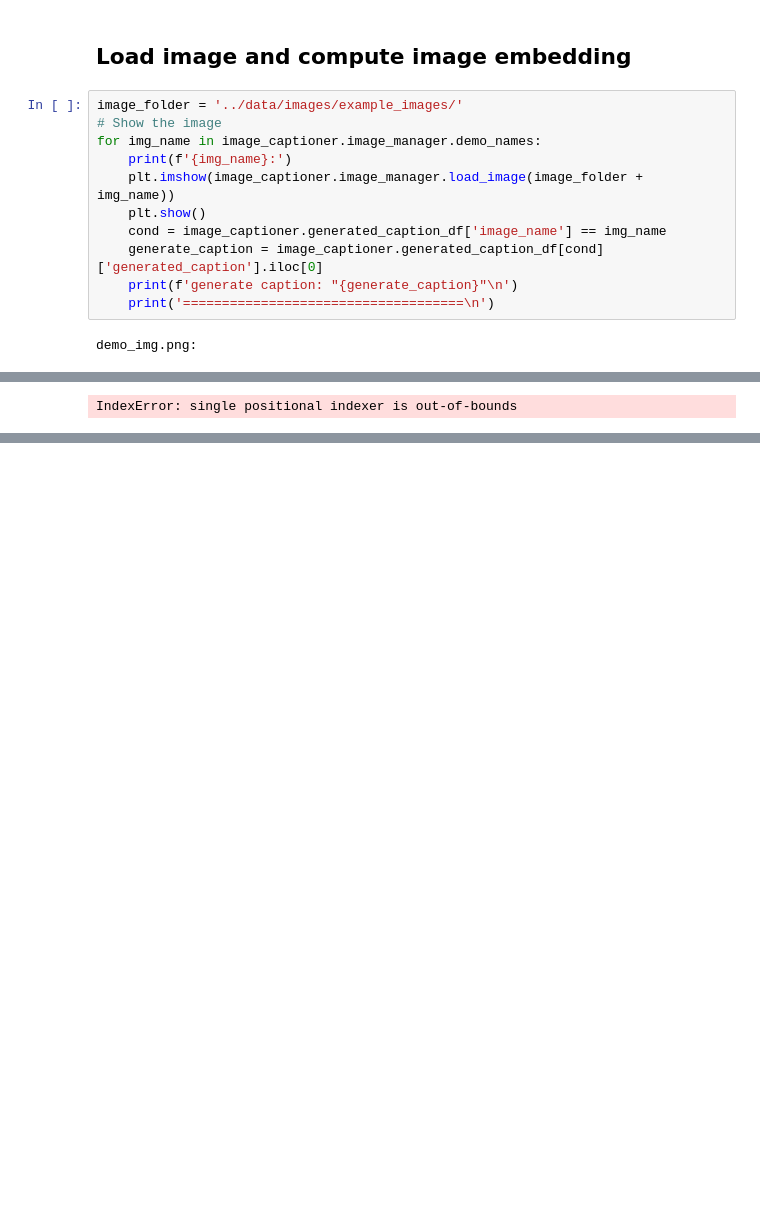
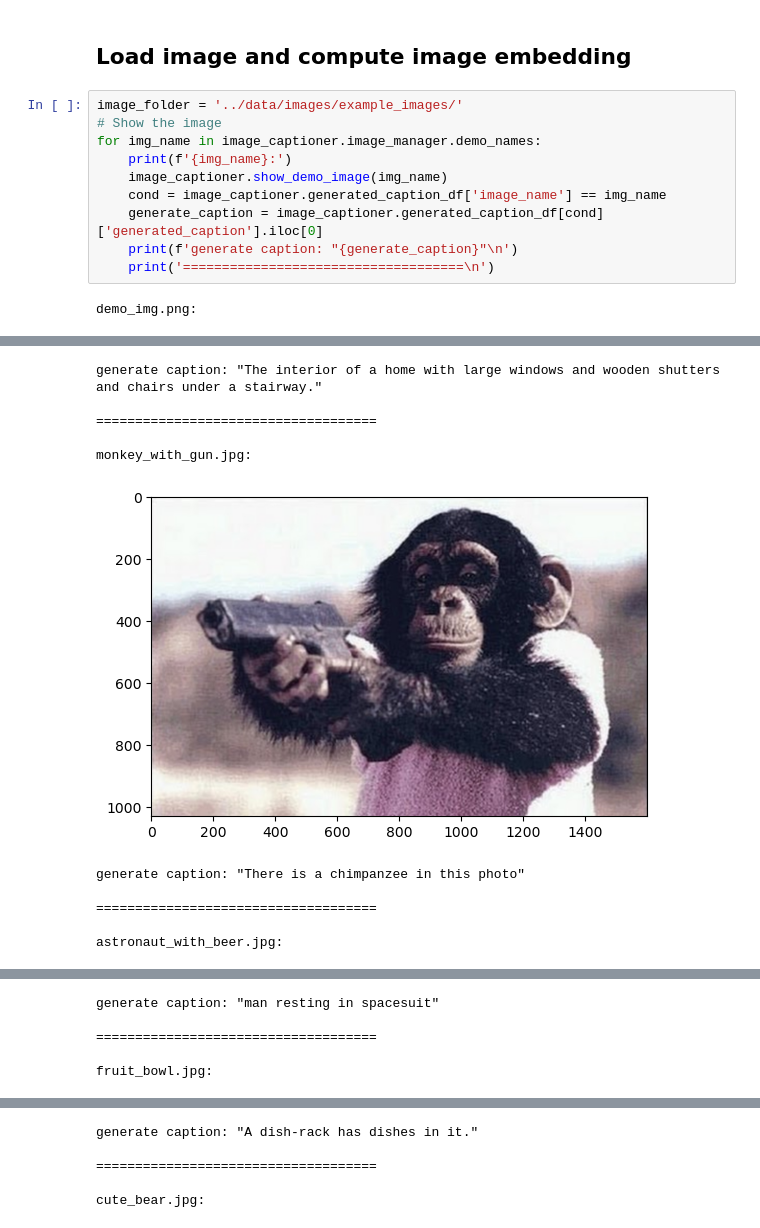
Before and after one commit to milenakapralova/socraticmodels, a Jupyter notebook: notebooks/demo_baseline.ipynb, the cells around one changed output, grey strips where cells are left out. Cells and saved outputs as stored; diff of their text form; blank space fills up the shorter version.

```diff
--- a/notebooks/demo_baseline.ipynb
+++ b/notebooks/demo_baseline.ipynb
@@ -56,15 +48,24 @@ main took 106.4s!
 # %%
 image_folder = '../data/images/example_images/'
 # Show the image
 for img_name in image_captioner.image_manager.demo_names:
     print(f'{img_name}:')
-    plt.imshow(image_captioner.image_manager.load_image(image_folder + img_name))
-    plt.show()
+    image_captioner.show_demo_image(img_name)
     cond = image_captioner.generated_caption_df['image_name'] == img_name
     generate_caption = image_captioner.generated_caption_df[cond]['generated_caption'].iloc[0]
     print(f'generate caption: "{generate_caption}"\n')
     print('====================================\n')
 # %% [output]
 demo_img.png:
 [figure]
-IndexError: single positional indexer is out-of-bounds
+generate caption: "The interior of a home with large windows and wooden shutters and chairs under a stairway."
+
+====================================
+
+monkey_with_gun.jpg:
+[figure, added]
+generate caption: "There is a chimpanzee in this photo"
+
+====================================
+
+astronaut_with_beer.jpg:
@@ -70,0 +73,5 @@ IndexError: single positional indexer is out-of-bounds
+generate caption: "man resting in spacesuit"
+
+====================================
+
+fruit_bowl.jpg:
@@ -70,0 +79,5 @@ IndexError: single positional indexer is out-of-bounds
+generate caption: "A dish-rack has dishes in it."
+
+====================================
+
+cute_bear.jpg:
```
Also changed, not shown: parts of 4 cells of this notebook, 7 other files.
